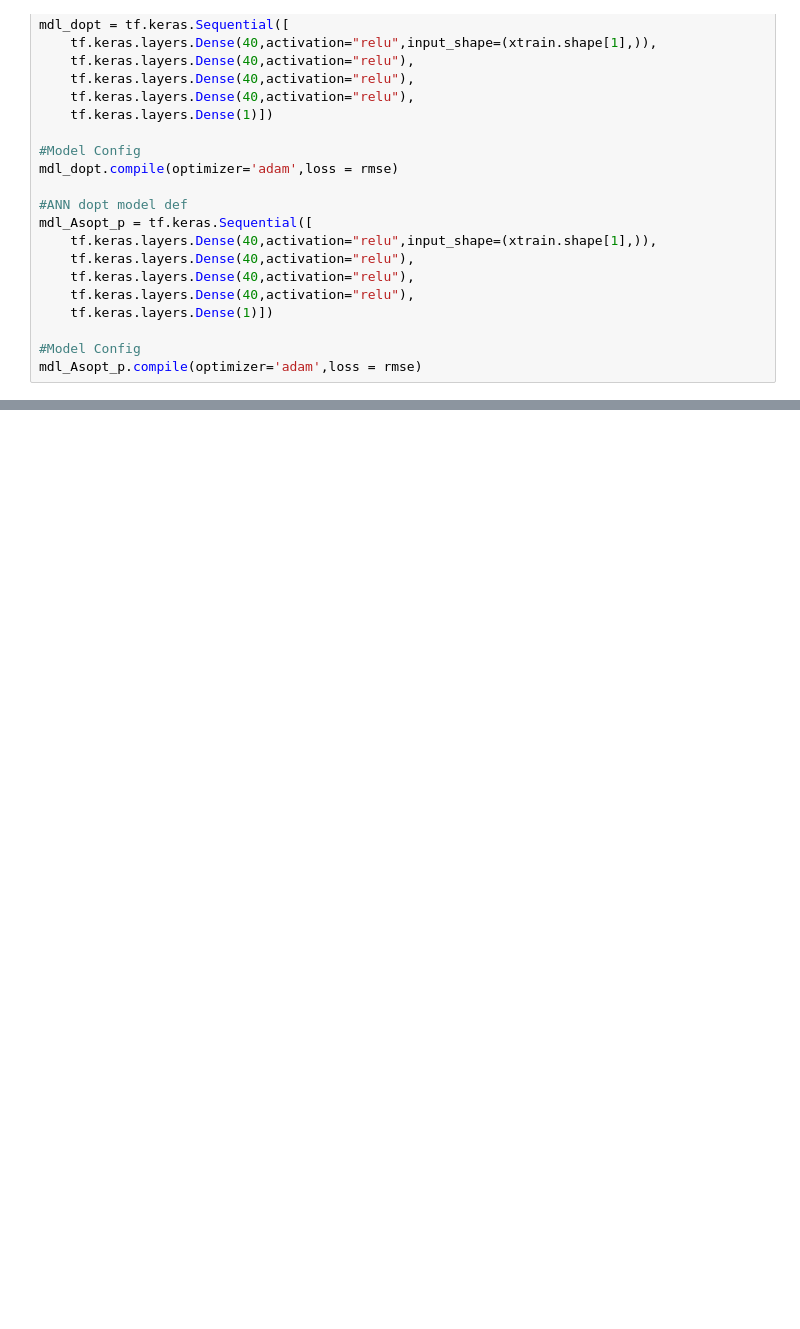
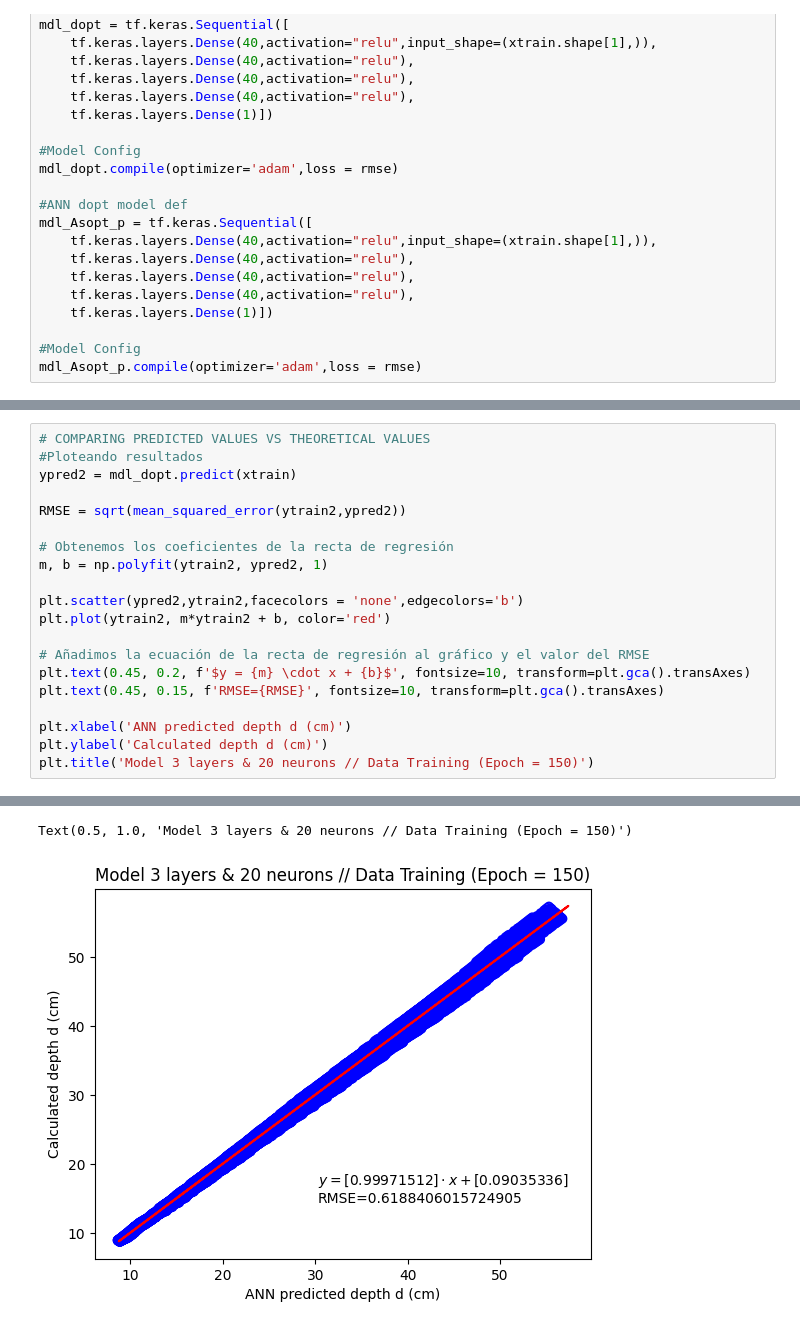
Before and after one commit to orjan3/Automating_Structural_Design_of_a_building_Using_ML_and_APIs, a Jupyter notebook: RedesNeuronales/practice.ipynb, the cells around one changed output, grey strips where cells are left out. Saved outputs shown, nothing was run; the diff lists cells and outputs as text; blank space fills up the shorter version.

```diff
--- a/RedesNeuronales/practice.ipynb
+++ b/RedesNeuronales/practice.ipynb
@@ -62,0 +115,21 @@ mdl_Asopt_p.load_weights(r'D:\ToolBox\py\proyect_1\RedesNeuronales\prm_Asopt_p.k
+# %%
+# COMPARING PREDICTED VALUES VS THEORETICAL VALUES
+#Ploteando resultados
+ypred2 = mdl_dopt.predict(xtrain)
+
+RMSE = sqrt(mean_squared_error(ytrain2,ypred2))
+
+# Obtenemos los coeficientes de la recta de regresión
+m, b = np.polyfit(ytrain2, ypred2, 1)
+
+plt.scatter(ypred2,ytrain2,facecolors = 'none',edgecolors='b')
+plt.plot(ytrain2, m*ytrain2 + b, color='red')
+
+# Añadimos la ecuación de la recta de regresión al gráfico y el valor del RMSE
+plt.text(0.45, 0.2, f'$y = {m} \cdot x + {b}$', fontsize=10, transform=plt.gca().transAxes)
+plt.text(0.45, 0.15, f'RMSE={RMSE}', fontsize=10, transform=plt.gca().transAxes)
+
+plt.xlabel('ANN predicted depth d (cm)')
+plt.ylabel('Calculated depth d (cm)')
+plt.title('Model 3 layers & 20 neurons // Data Training (Epoch = 150)')
+# %% [output]
@@ -62,0 +137,2 @@ mdl_Asopt_p.load_weights(r'D:\ToolBox\py\proyect_1\RedesNeuronales\prm_Asopt_p.k
+Text(0.5, 1.0, 'Model 3 layers & 20 neurons // Data Training (Epoch = 150)')
+[figure, added]
```
Also changed, not shown: parts of 7 cells of this notebook, 8 other files.
